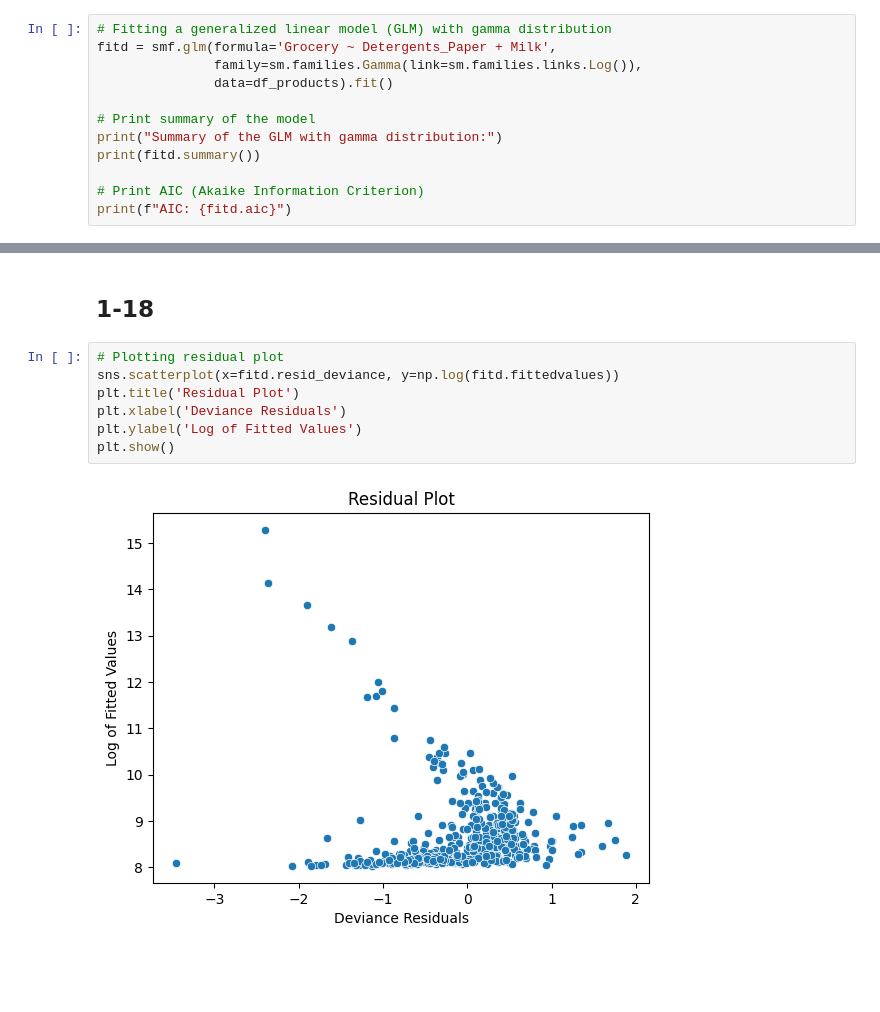
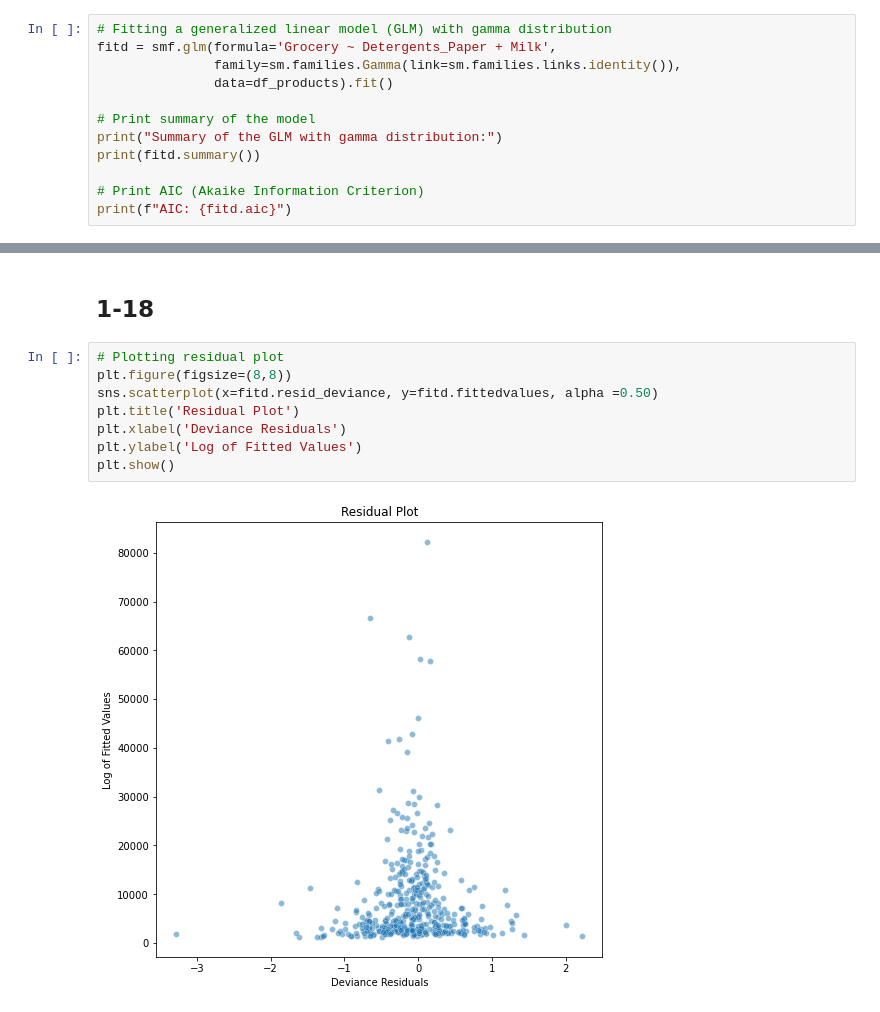
Before and after one commit to lopez-Luis89/Team_Project_AAI-500, a Jupyter notebook: Team Project AAI 500_Moh Updates.ipynb, the cells around one changed output, grey strips where cells are left out. Drawn from its saved outputs; the diff is of its cells as text; blank space fills up the shorter version.

```diff
--- a/Team Project AAI 500_Moh Updates.ipynb
+++ b/Team Project AAI 500_Moh Updates.ipynb
@@ -442,7 +437,7 @@ dtype: float64
 # %%
 # Fitting a generalized linear model (GLM) with gamma distribution
 fitd = smf.glm(formula='Grocery ~ Detergents_Paper + Milk',
-               family=sm.families.Gamma(link=sm.families.links.Log()),
+               family=sm.families.Gamma(link=sm.families.links.identity()),
                data=df_products).fit()
 
 # Print summary of the model
@@ -493,10 +488,11 @@ plt.show()
 ## 1-18
 # %%
 # Plotting residual plot
-sns.scatterplot(x=fitd.resid_deviance, y=np.log(fitd.fittedvalues))
+plt.figure(figsize=(8,8))
+sns.scatterplot(x=fitd.resid_deviance, y=fitd.fittedvalues, alpha =0.50)
 plt.title('Residual Plot')
 plt.xlabel('Deviance Residuals')
 plt.ylabel('Log of Fitted Values')
 plt.show()
 # %% [output]
-[figure, old version]
+[figure, new version]
```
Also changed, not shown: parts of 10 cells of this notebook, 1 other file.
